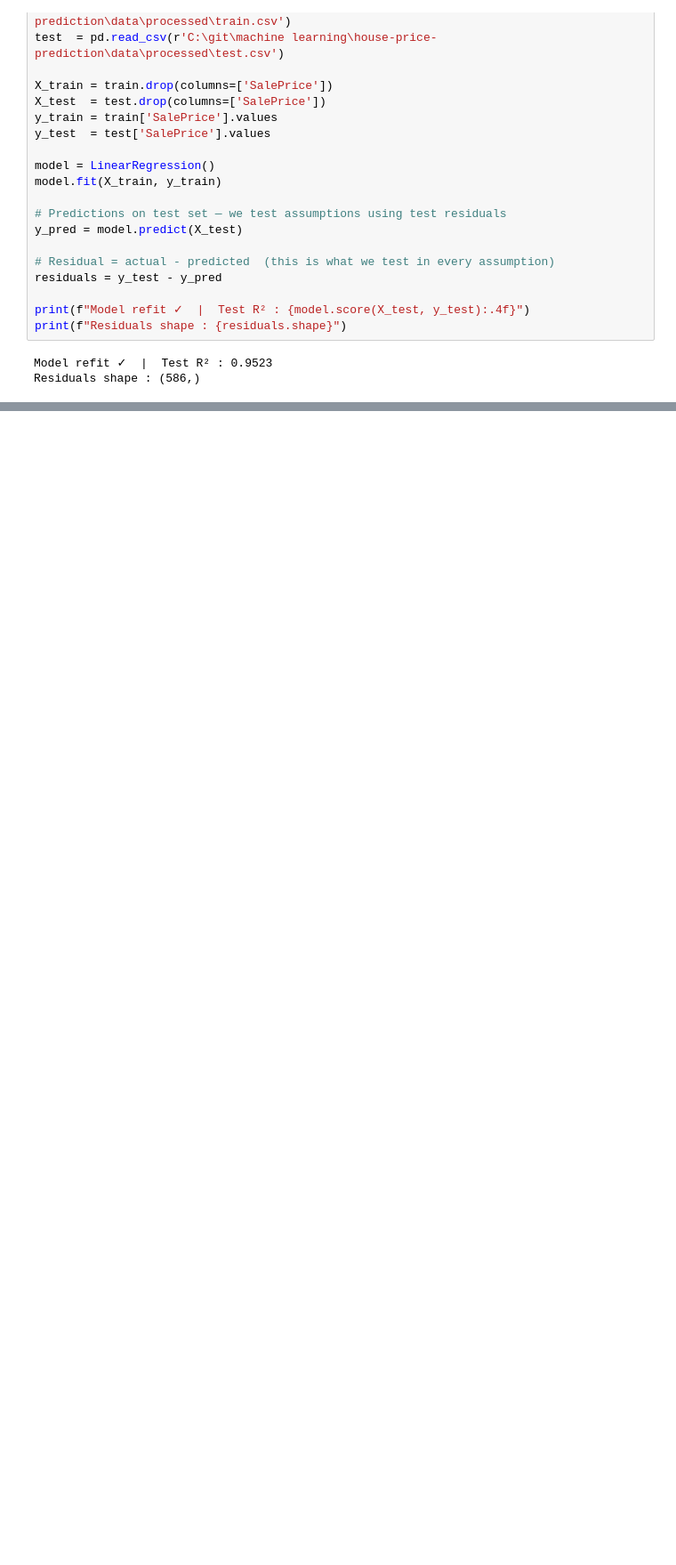
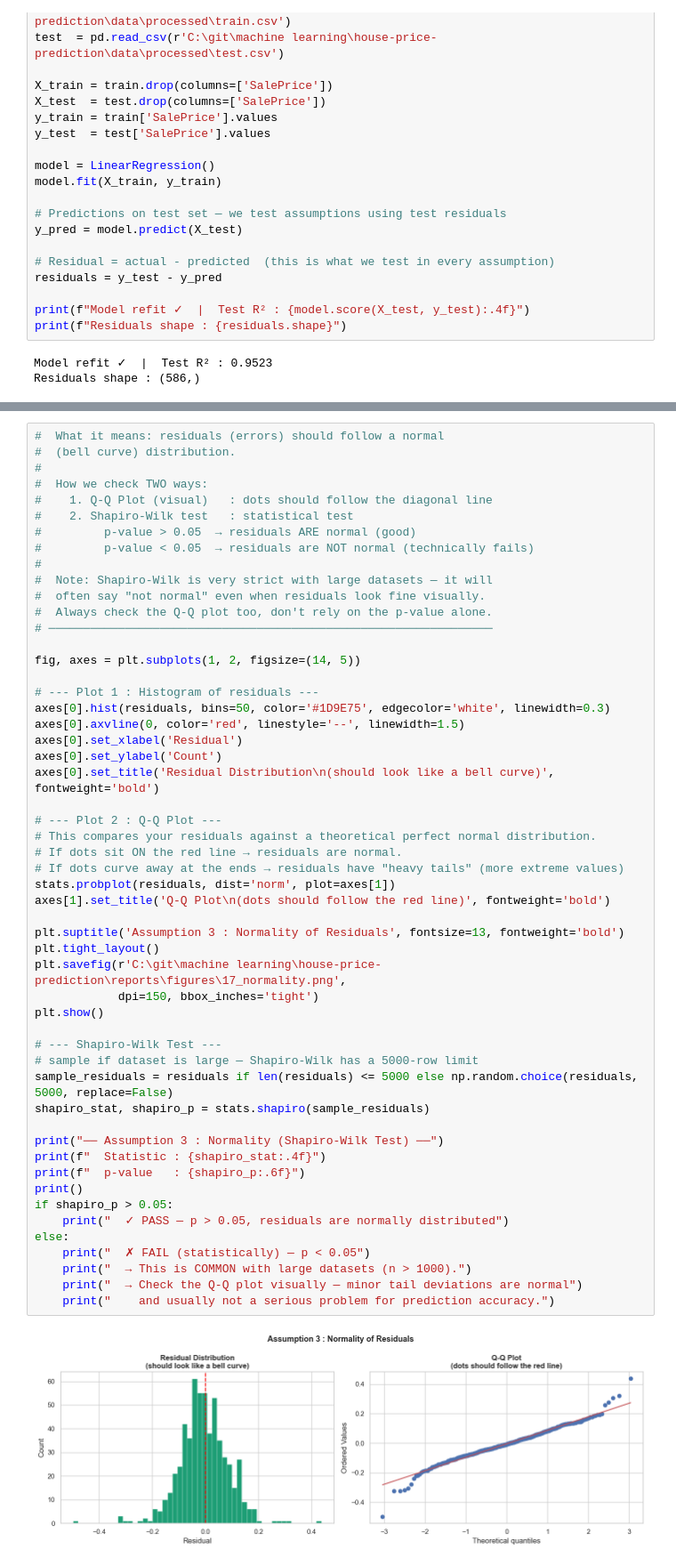
Before and after one commit to feroz-crash/house-price-prediction, a Jupyter notebook: notebooks/06_assumption_testing.ipynb, the cells around one changed output, grey strips where cells are left out. Shown at 89% size. Drawn from its saved outputs; the diff is of its cells as text; blank space fills up the shorter version.

```diff
--- a/notebooks/06_assumption_testing.ipynb
+++ b/notebooks/06_assumption_testing.ipynb
@@ -63,0 +134,55 @@ Residuals shape : (586,)
+# %%
+#  What it means: residuals (errors) should follow a normal
+#  (bell curve) distribution.
+#
+#  How we check TWO ways:
+#    1. Q-Q Plot (visual)   : dots should follow the diagonal line
+#    2. Shapiro-Wilk test   : statistical test
+#         p-value > 0.05  → residuals ARE normal (good)
+#         p-value < 0.05  → residuals are NOT normal (technically fails)
+#
+#  Note: Shapiro-Wilk is very strict with large datasets — it will
+#  often say "not normal" even when residuals look fine visually.
+#  Always check the Q-Q plot too, don't rely on the p-value alone.
+# ────────────────────────────────────────────────────────────────
+
+fig, axes = plt.subplots(1, 2, figsize=(14, 5))
+
+# --- Plot 1 : Histogram of residuals ---
+axes[0].hist(residuals, bins=50, color='#1D9E75', edgecolor='white', linewidth=0.3)
+axes[0].axvline(0, color='red', linestyle='--', linewidth=1.5)
+axes[0].set_xlabel('Residual')
+axes[0].set_ylabel('Count')
+axes[0].set_title('Residual Distribution\n(should look like a bell curve)', fontweight='bold')
+
+# --- Plot 2 : Q-Q Plot ---
+# This compares your residuals against a theoretical perfect normal distribution.
+# If dots sit ON the red line → residuals are normal.
+# If dots curve away at the ends → residuals have "heavy tails" (more extreme values)
+stats.probplot(residuals, dist='norm', plot=axes[1])
+axes[1].set_title('Q-Q Plot\n(dots should follow the red line)', fontweight='bold')
+
+plt.suptitle('Assumption 3 : Normality of Residuals', fontsize=13, fontweight='bold')
+plt.tight_layout()
+plt.savefig(r'C:\git\machine learning\house-price-prediction\reports\figures\17_normality.png',
+            dpi=150, bbox_inches='tight')
+plt.show()
+
+# --- Shapiro-Wilk Test ---
+# sample if dataset is large — Shapiro-Wilk has a 5000-row limit
+sample_residuals = residuals if len(residuals) <= 5000 else np.random.choice(residuals, 5000, replace=False)
+shapiro_stat, shapiro_p = stats.shapiro(sample_residuals)
+
+print("── Assumption 3 : Normality (Shapiro-Wilk Test) ──")
+print(f"  Statistic : {shapiro_stat:.4f}")
+print(f"  p-value   : {shapiro_p:.6f}")
+print()
+if shapiro_p > 0.05:
+    print("  ✓ PASS — p > 0.05, residuals are normally distributed")
+else:
+    print("  ✗ FAIL (statistically) — p < 0.05")
+    print("  → This is COMMON with large datasets (n > 1000).")
+    print("  → Check the Q-Q plot visually — minor tail deviations are normal")
+    print("    and usually not a serious problem for prediction accuracy.")
+# %% [output]
+[figure, added]
```
Also changed, not shown: parts of 6 cells of this notebook, 3 other files.
